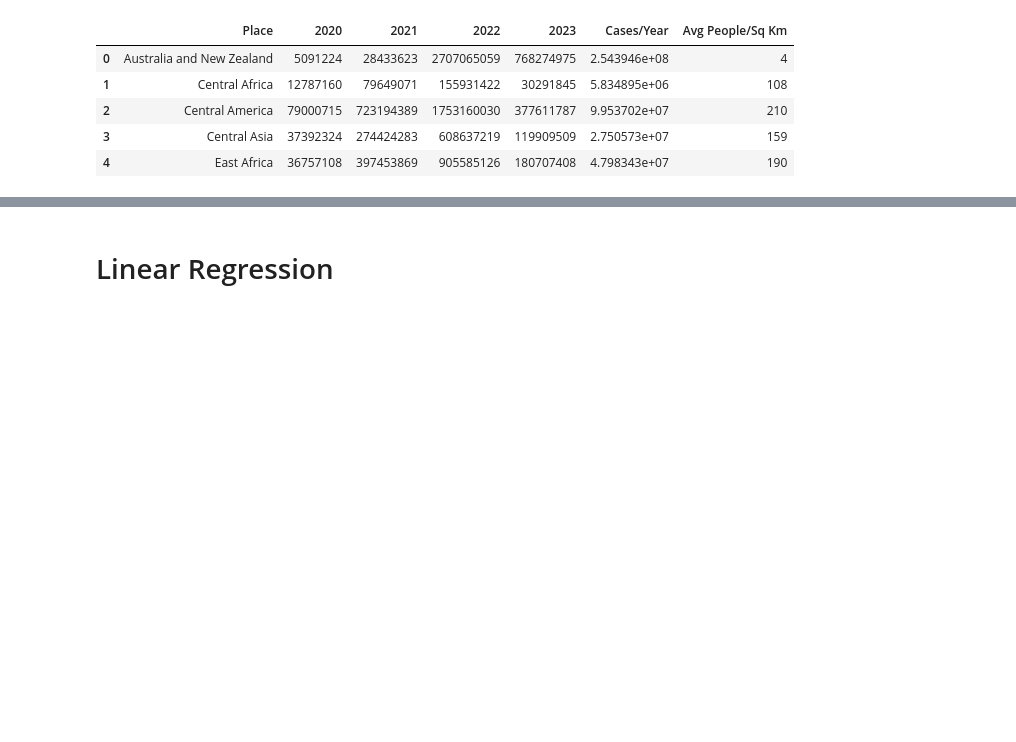
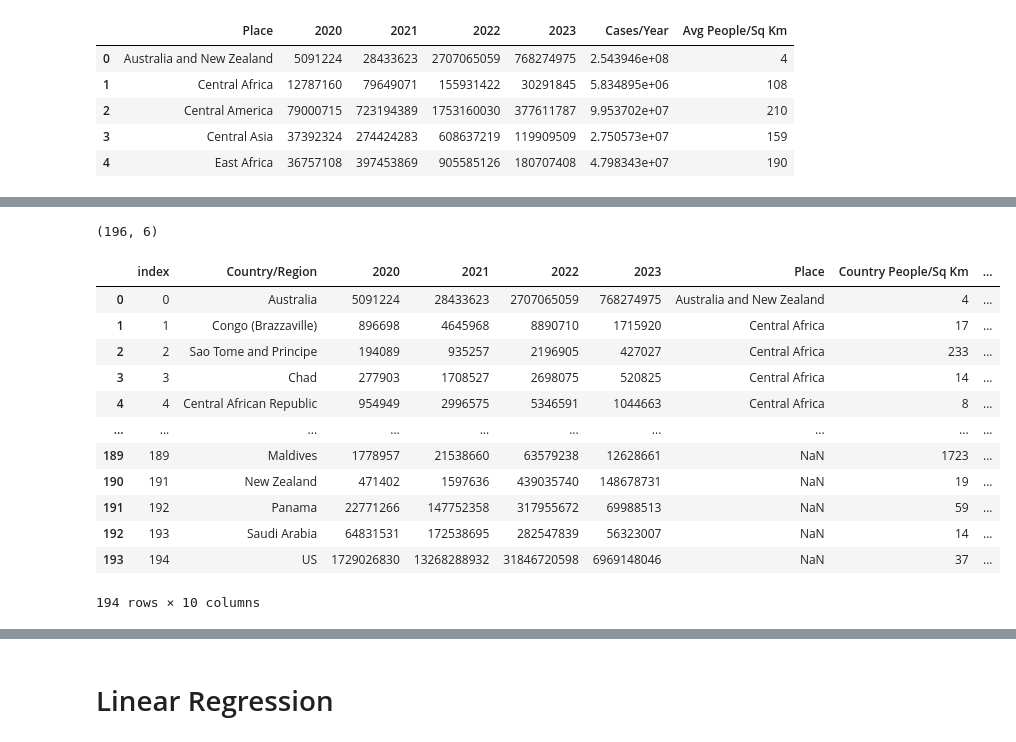
Before and after one commit to lily-the-real-lilly/first, a Jupyter notebook: CovidResearch.ipynb, the cells around one changed output, grey strips where cells are left out. Saved outputs shown, nothing was run; the diff lists cells and outputs as text; code cells hidden in the pictures; blank space fills up the shorter version.

```diff
--- a/CovidResearch.ipynb
+++ b/CovidResearch.ipynb
@@ -576,0 +470,5 @@ plt.show()
+# %%
+LRdroplat = df.drop(['Lat', 'Long'], axis = 1)
+LRdroplat.shape
+# %% [output]
+(196, 6)
@@ -576,0 +494,17 @@ plt.show()
+# %%
+LRdata['Slope between 2020 and 2022'] = ((LRdata[2022] - LRdata[2020]) / 2)
+LRdata.head(194)
+# %% [output]
+|  | index | Country/Region | 2020 | 2021 | 2022 | 2023 | Place | Country People/Sq Km | ... |
+| 0 | 0 | Australia | 5091224 | 28433623 | 2707065059 | 768274975 | Australia and New Zealand | 4 | ... |
+| 1 | 1 | Congo (Brazzaville) | 896698 | 4645968 | 8890710 | 1715920 | Central Africa | 17 | ... |
+| 2 | 2 | Sao Tome and Principe | 194089 | 935257 | 2196905 | 427027 | Central Africa | 233 | ... |
+| 3 | 3 | Chad | 277903 | 1708527 | 2698075 | 520825 | Central Africa | 14 | ... |
+| 4 | 4 | Central African Republic | 954949 | 2996575 | 5346591 | 1044663 | Central Africa | 8 | ... |
+| ... | ... | ... | ... | ... | ... | ... | ... | ... | ... |
+| 189 | 189 | Maldives | 1778957 | 21538660 | 63579238 | 12628661 | NaN | 1723 | ... |
+| 190 | 191 | New Zealand | 471402 | 1597636 | 439035740 | 148678731 | NaN | 19 | ... |
+| 191 | 192 | Panama | 22771266 | 147752358 | 317955672 | 69988513 | NaN | 59 | ... |
+| 192 | 193 | Saudi Arabia | 64831531 | 172538695 | 282547839 | 56323007 | NaN | 14 | ... |
+| 193 | 194 | US | 1729026830 | 13268288932 | 31846720598 | 6969148046 | NaN | 37 | ... |
+194 rows × 10 columns
```
Also changed, not shown: parts of 42 cells of this notebook.
